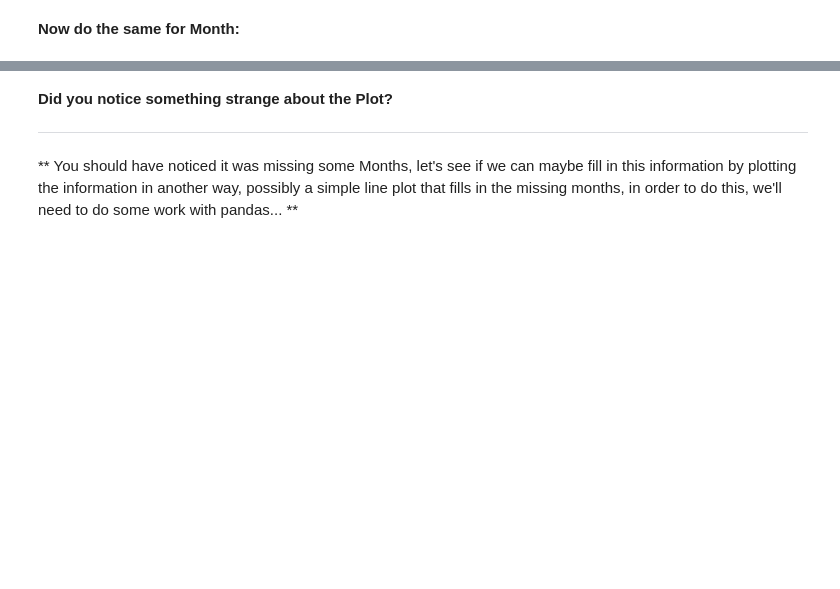
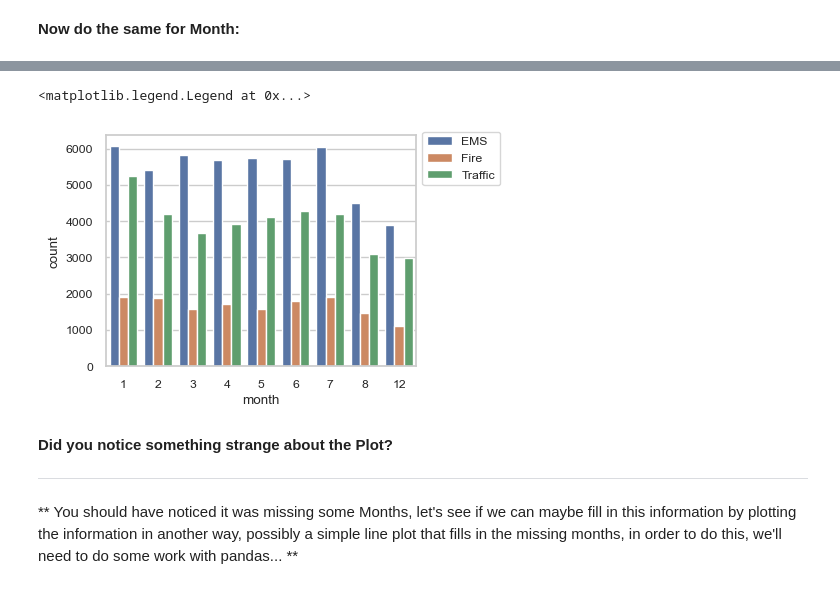
Before and after one commit to TheXirex/911-Calls, a Jupyter notebook: 911_Calls.ipynb, the cells around one changed output, grey strips where cells are left out. Drawn from its saved outputs; the diff is of its cells as text; code cells hidden in the pictures; blank space fills up the shorter version.

```diff
--- a/911_Calls.ipynb
+++ b/911_Calls.ipynb
@@ -162,3 +180,10 @@ str
+# %%
+fig, ax = plt.subplots(figsize=(4, 3))
+sns.countplot(data = df, x = df['month'], hue = df['reason'])
+plt.legend(loc='center left', bbox_to_anchor=(1, 0.9))
+# %% [output]
+<matplotlib.legend.Legend at 0x...>
+[figure, added]
 # %% [markdown]
 **Did you notice something strange about the Plot?**
 
```
Also changed, not shown: parts of 15 cells of this notebook.
